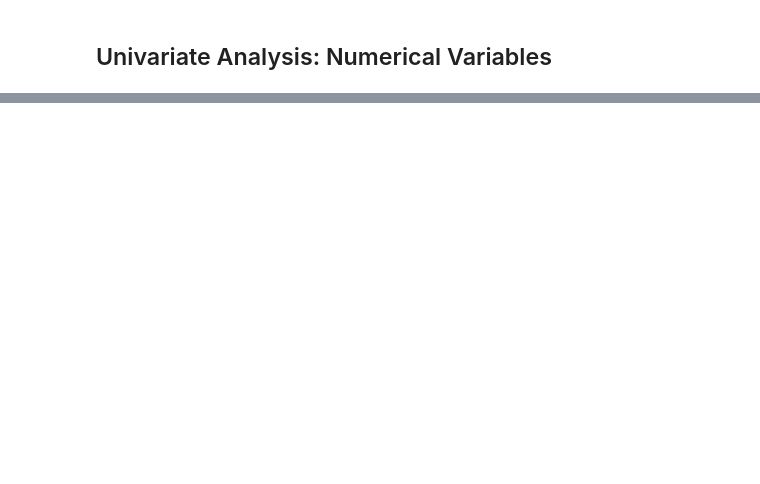
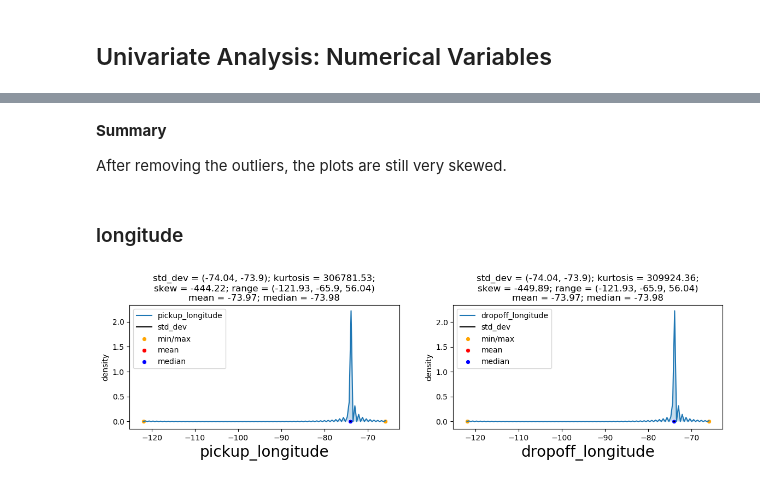
Before and after one commit to oluwafemiomitusa/NYC-Taxi-Trip-Duration, a Jupyter notebook: EDA.ipynb, the cells around one changed output, grey strips where cells are left out. Drawn from its saved outputs; the diff is of its cells as text; code cells hidden in the pictures; blank space fills up the shorter version.

```diff
--- a/EDA.ipynb
+++ b/EDA.ipynb
@@ -273,0 +400,10 @@ dropoff_time = ['hod_dropoff','mod_dropoff','sod_dropoff']
+# %% [markdown]
+**Summary**
+
+After removing the outliers, the plots are still very skewed.
+# %% [markdown]
+### longitude
+# %%
+UVA_numeric(data,longitude)
+# %% [output]
+[figure, added]
```
Also changed, not shown: parts of 52 cells of this notebook.
